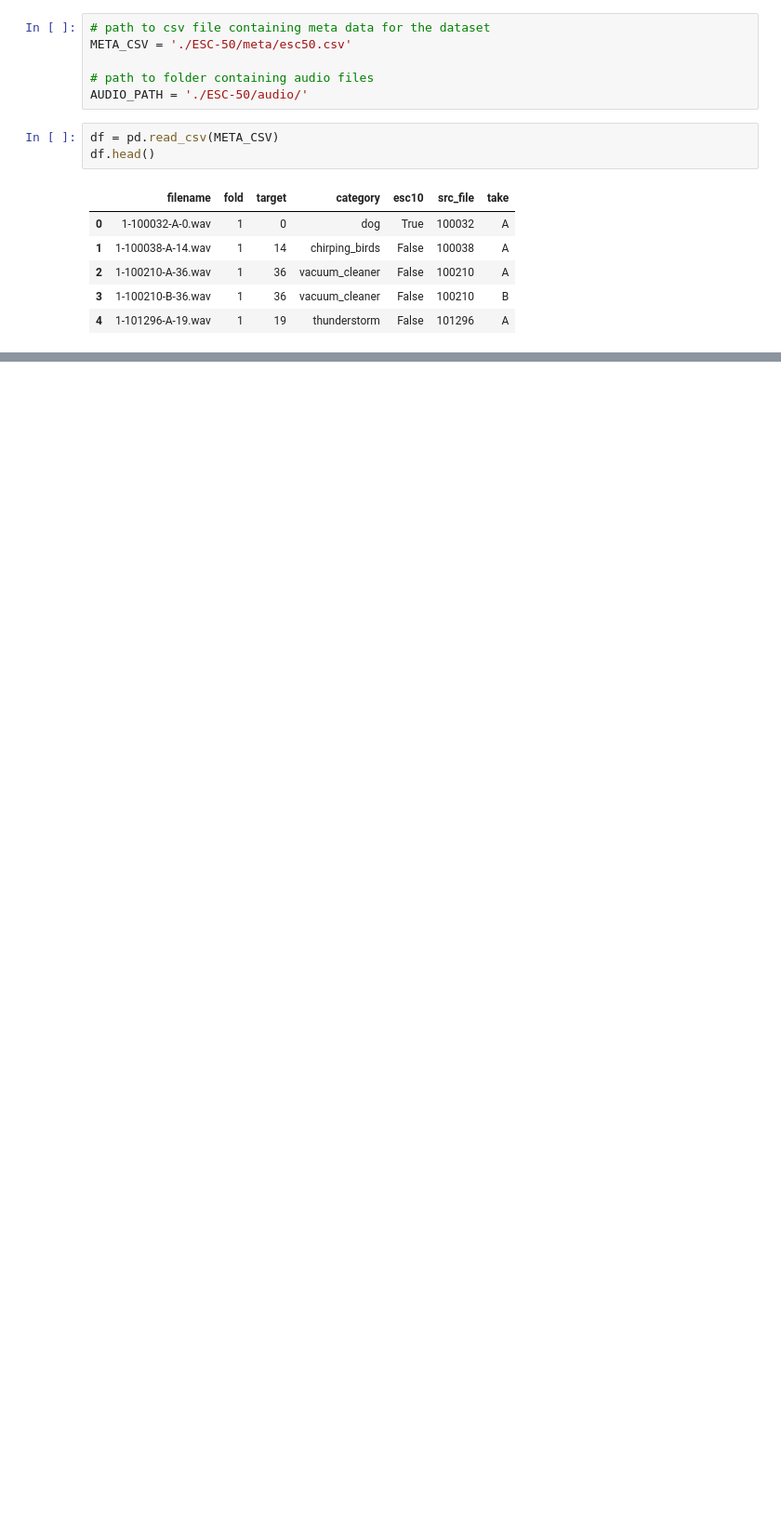
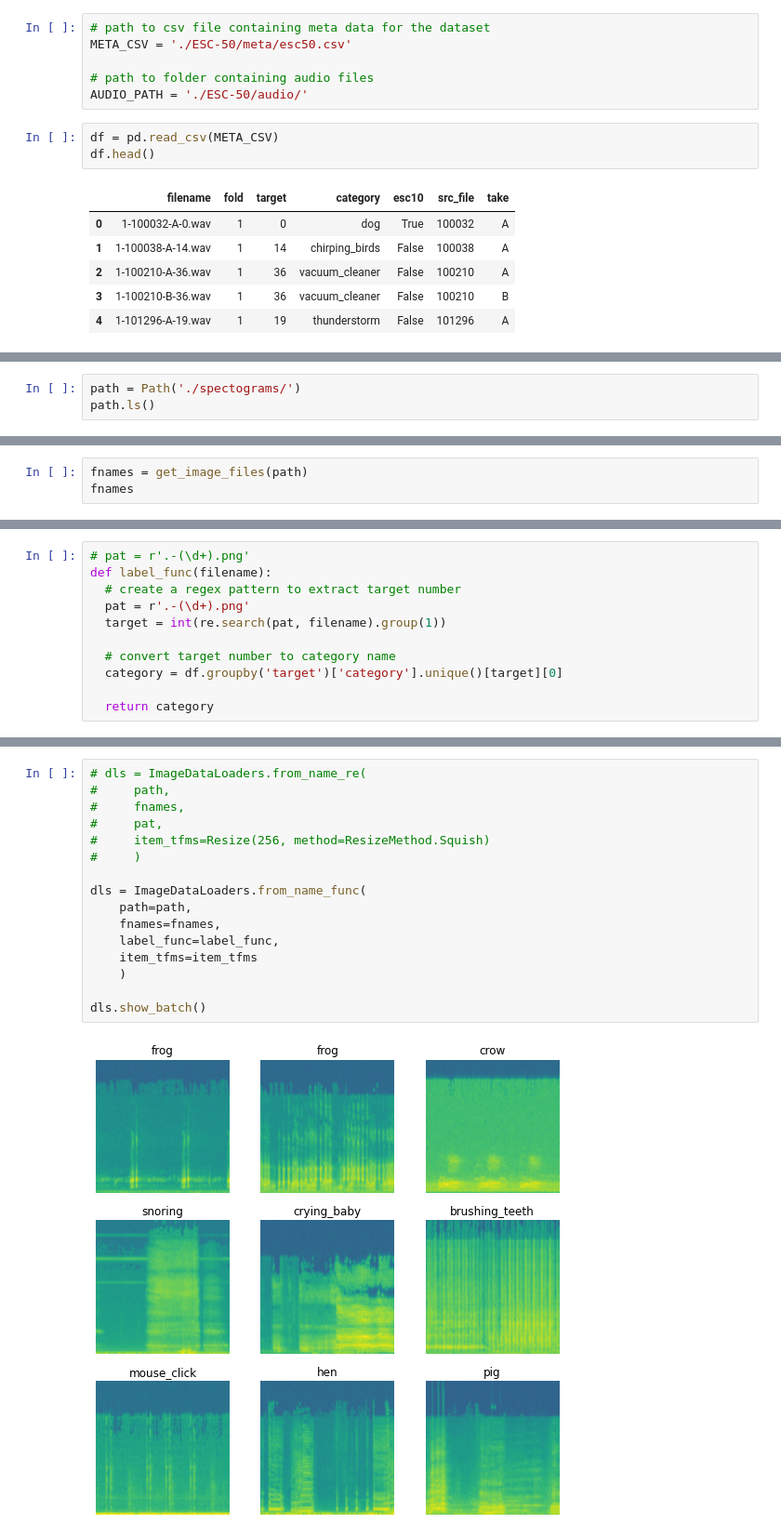
Before and after one commit to adamsiemaszkiewicz/sound_classifier, a Jupyter notebook: 02_Classifier.ipynb, the cells around one changed output, grey strips where cells are left out. Shown at 93% size. Drawn from its saved outputs; the diff is of its cells as text; blank space fills up the shorter version.

```diff
--- a/02_Classifier.ipynb
+++ b/02_Classifier.ipynb
@@ -173,0 +112,3 @@ KeyboardInterrupt: ignored
+# %%
+path = Path('./spectograms/')
+path.ls()
@@ -173,0 +133,3 @@ KeyboardInterrupt: ignored
+# %%
+fnames = get_image_files(path)
+fnames
@@ -173,0 +141,11 @@ KeyboardInterrupt: ignored
+# %%
+# pat = r'.-(\d+).png'
+def label_func(filename):
+  # create a regex pattern to extract target number
+  pat = r'.-(\d+).png'
+  target = int(re.search(pat, filename).group(1))
+
+  # convert target number to category name
+  category = df.groupby('target')['category'].unique()[target][0]
+
+  return category
@@ -173,0 +159,18 @@ KeyboardInterrupt: ignored
+# %%
+# dls = ImageDataLoaders.from_name_re(
+#     path,
+#     fnames,
+#     pat,
+#     item_tfms=Resize(256, method=ResizeMethod.Squish)
+#     )
+
+dls = ImageDataLoaders.from_name_func(
+    path=path,
+    fnames=fnames,
+    label_func=label_func,
+    item_tfms=item_tfms
+    )
+
+dls.show_batch()
+# %% [output]
+[figure, added]
```
Also changed, not shown: parts of 54 cells of this notebook, 2 other files.
